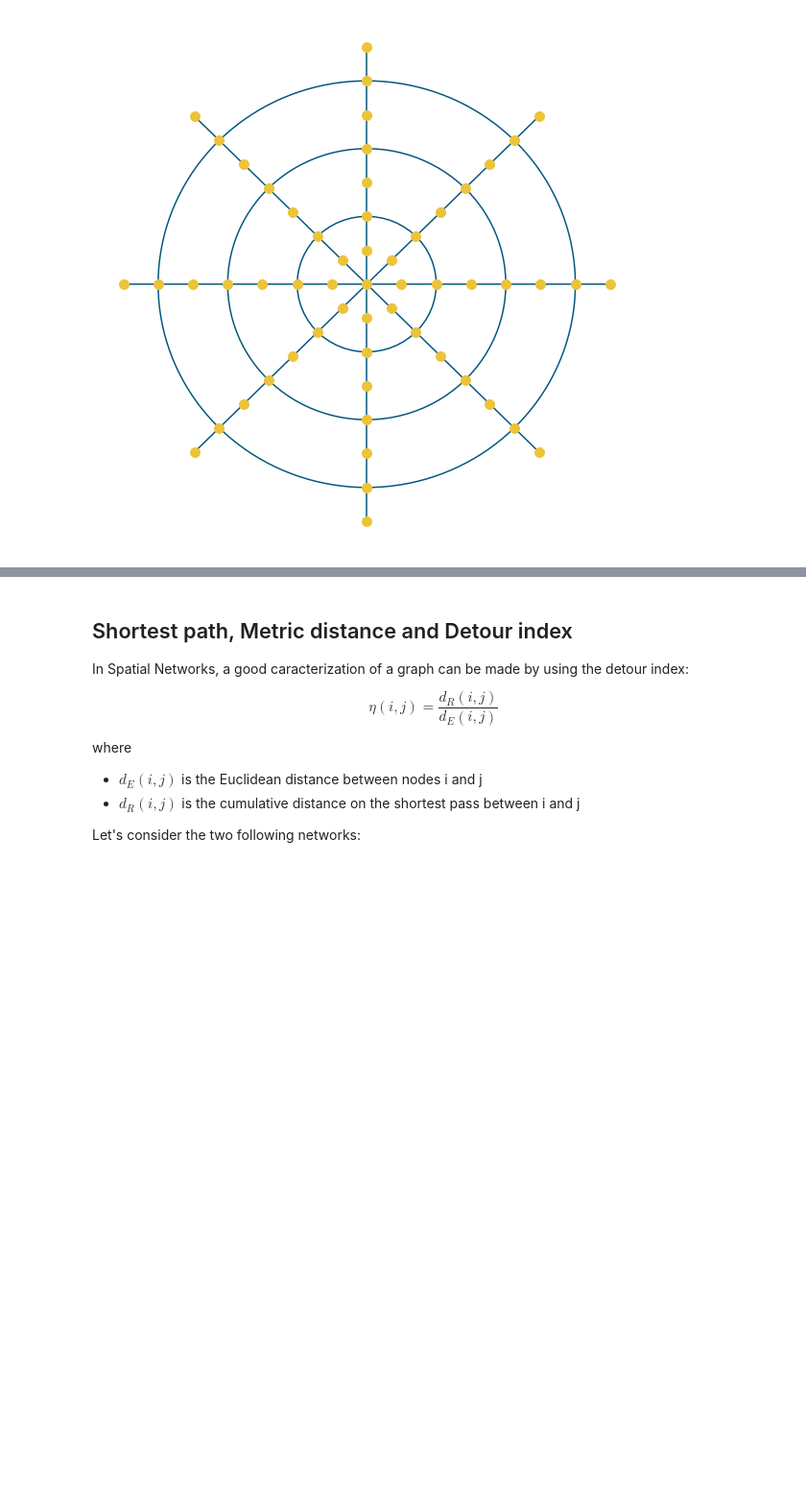
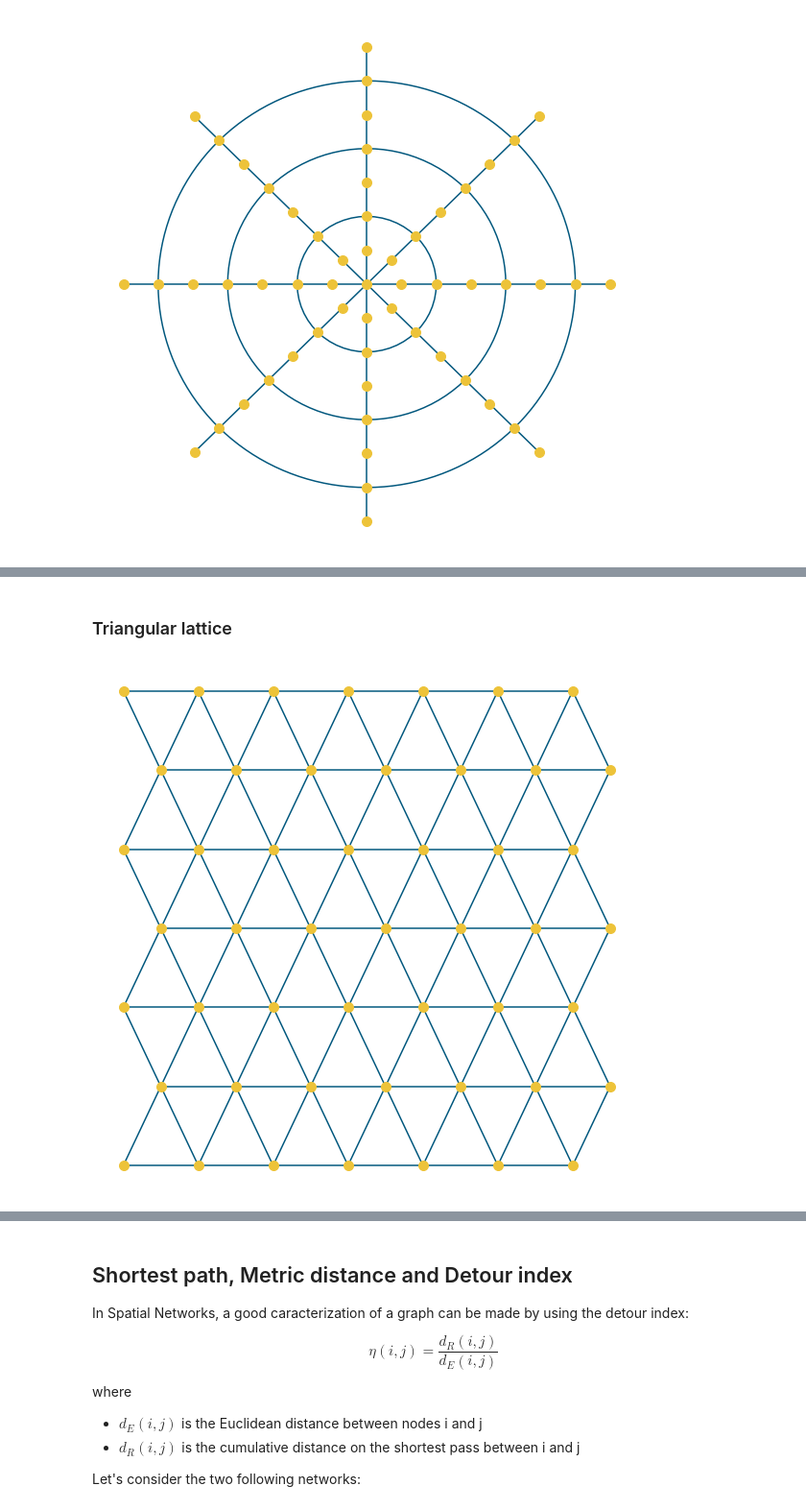
Before and after one commit to pauldechorgnat/spatial-networks, a Jupyter notebook: notebooks/01_introduction.ipynb, the cells around one changed output, grey strips where cells are left out. Shown at 96% size. Drawn from its saved outputs; the diff is of its cells as text; code cells hidden in the pictures; blank space fills up the shorter version.

```diff
--- a/notebooks/01_introduction.ipynb
+++ b/notebooks/01_introduction.ipynb
@@ -328,0 +349,22 @@ plt.show()
+# %% [markdown]
+### Triangular lattice
+# %%
+from spatial_networks import TriangleLattice
+
+my_triangle_lattice = TriangleLattice(
+    triangles_per_line=6,
+    nb_lines=6,
+    triangle_base=1,
+    triangle_height=1
+)
+
+fig, ax = plt.subplots(1, 1, figsize=(10, 10))
+
+my_triangle_lattice.draw(ax=ax)
+
+plt.axis("off")
+
+
+plt.show()
+# %% [output]
+[figure, added]
```
Also changed, not shown: parts of 10 cells of this notebook.
